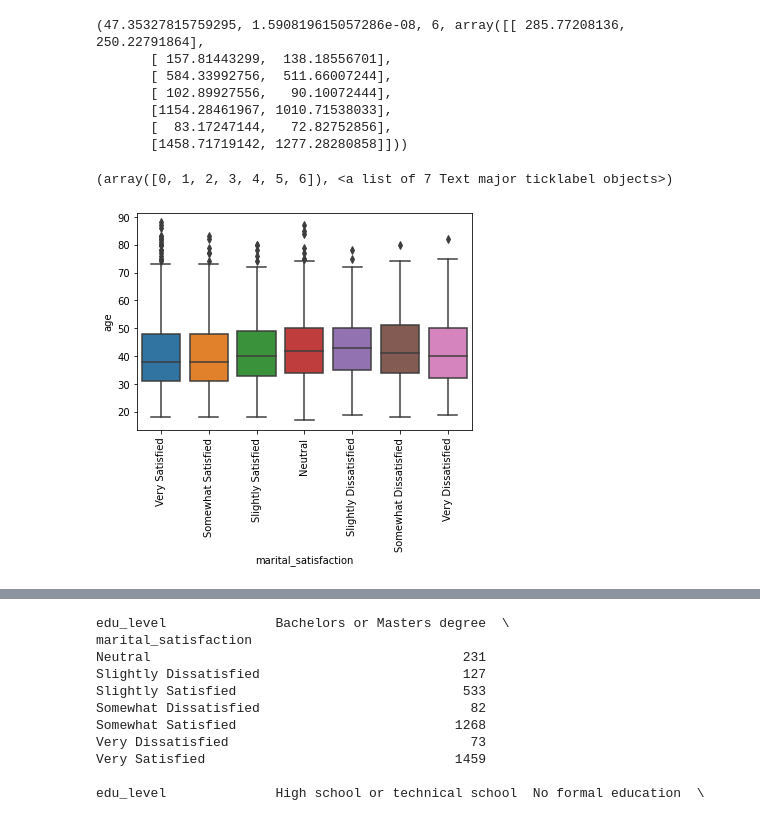
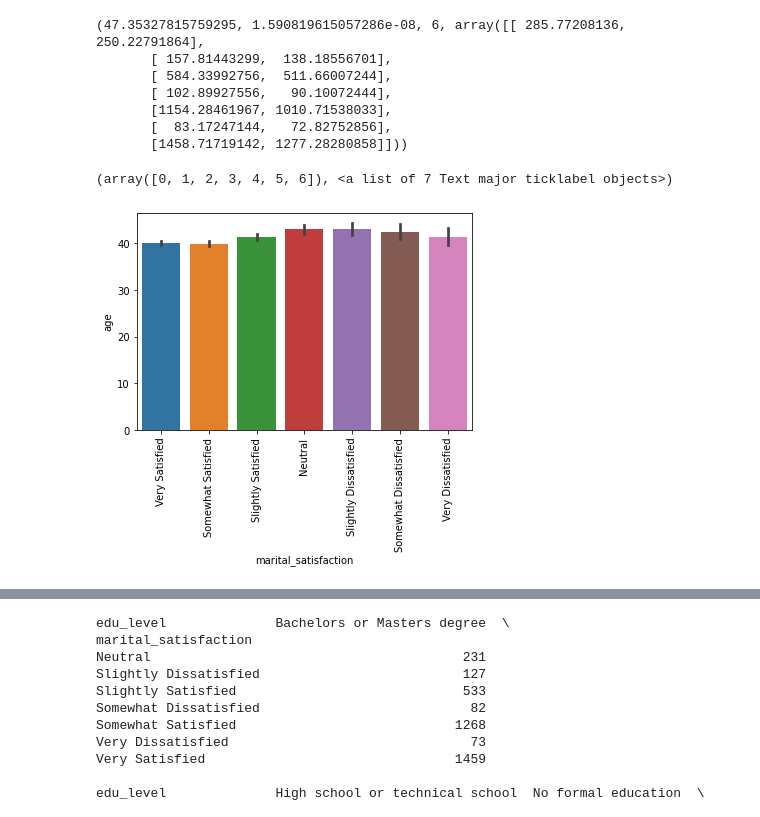
Before and after one commit to clahonta/Springboard_Capstone_2, a Jupyter notebook: Capstone Three - Exploratory Data Analysis.ipynb, the cells around one changed output, grey strips where cells are left out. Drawn from its saved outputs; the diff is of its cells as text; code cells hidden in the pictures.

```diff
--- a/Capstone Three - Exploratory Data Analysis.ipynb
+++ b/Capstone Three - Exploratory Data Analysis.ipynb
@@ -169,11 +177,11 @@ DoF: 6
        [  83.17247144,   72.82752856],
        [1458.71719142, 1277.28280858]]))
 # %%
-sns.boxplot(y=data_wrangled['age'], x=data_wrangled['marital_satisfaction'], data=data_wrangled, order=marsat_responses)
+sns.barplot(y=data_wrangled['age'], x=data_wrangled['marital_satisfaction'], data=data_wrangled, order=marsat_responses)
 plt.xticks(rotation=90)
 # %% [output]
 (array([0, 1, 2, 3, 4, 5, 6]), <a list of 7 Text major ticklabel objects>)
-[figure, old version]
+[figure, new version]
 # %%
 #Once again, hard to see if there is any effect! Pearson R is very weak
 
```
Also changed, not shown: parts of 9 cells of this notebook, 12 other files.
